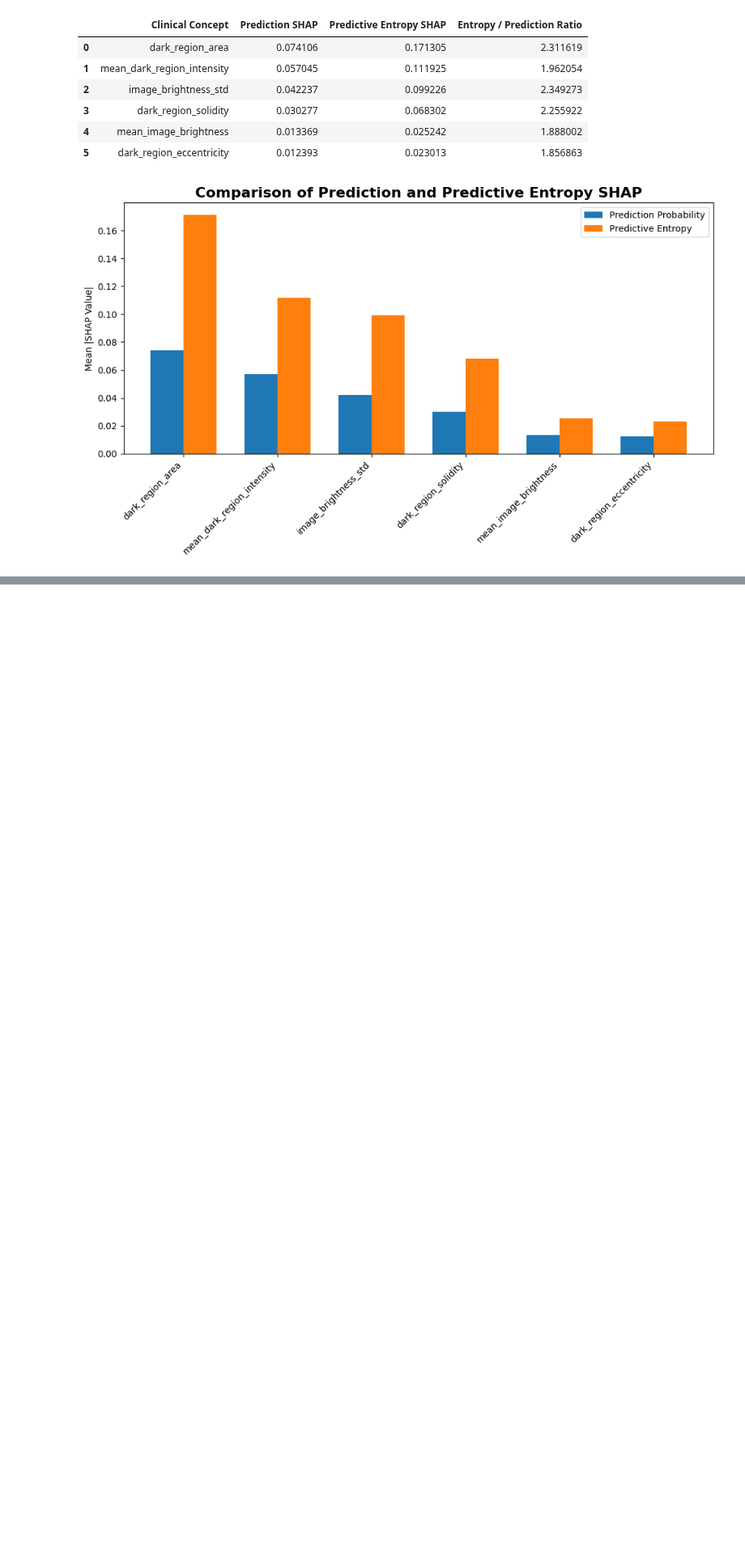
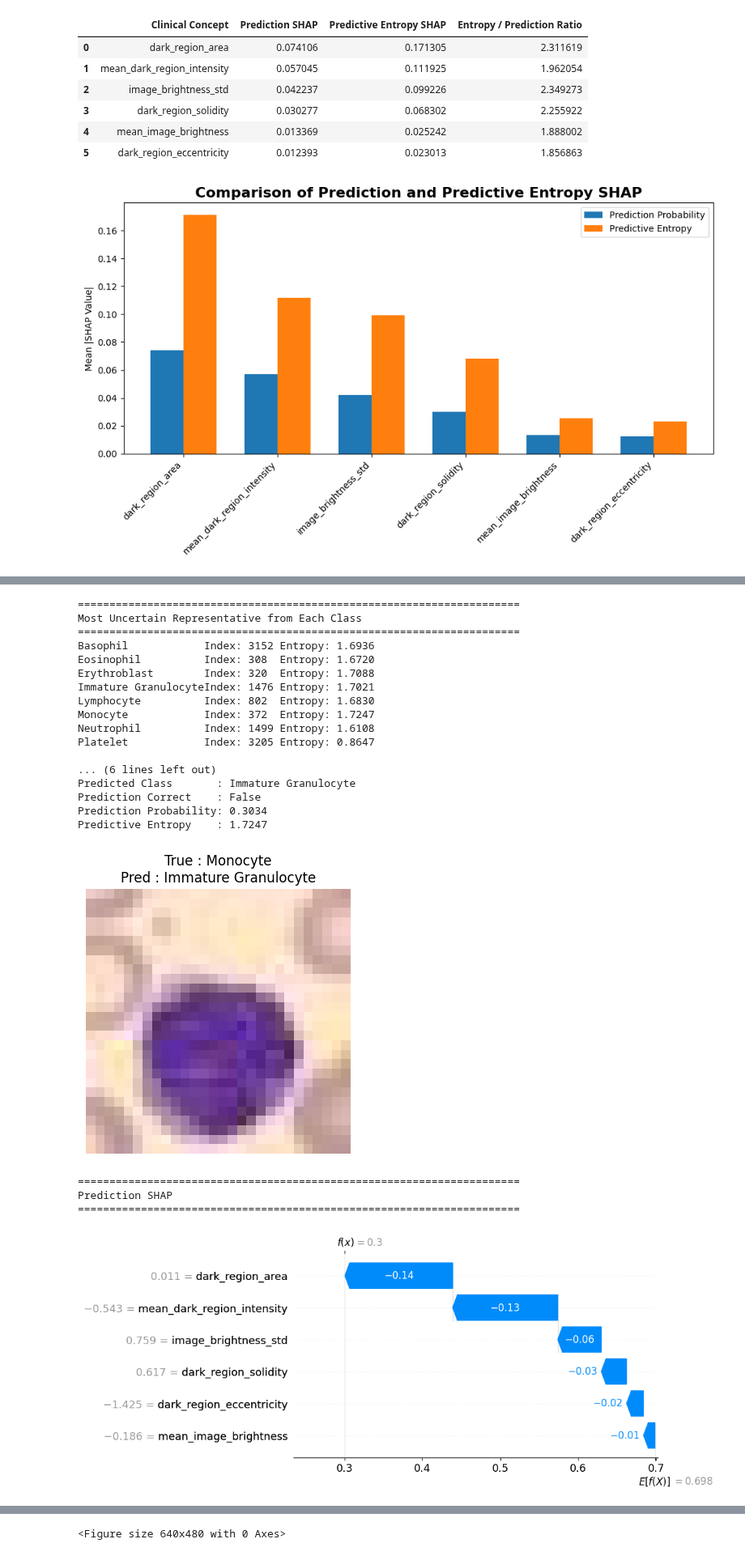
Before and after one commit to anushadalal25/ConceptScope-AI, a Jupyter notebook: ConceptScope.ipynb, the cells around one changed output, grey strips where cells are left out. Shown at 81% size. Drawn from its saved outputs; the diff is of its cells as text; code cells hidden in the pictures; blank space fills up the shorter version.

```diff
--- a/ConceptScope.ipynb
+++ b/ConceptScope.ipynb
@@ -5070,0 +5060,78 @@ Predictive Entropy SHAP
+# %%
+# ============================================================
+# Case Study 2 : Representative High-Uncertainty Sample
+# ============================================================
+
+print("=" * 70)
+print("Most Uncertain Representative from Each Class")
+print("=" * 70)
+
+for idx in uncertain_indices:
+
+    print(
+        f"{CLASS_NAMES[raw_test_labels[idx]]:<20}"
+        f"Index: {idx:<5}"
+        f"Entropy: {predictive_entropy[idx]:.4f}"
+    )
+
+# ------------------------------------------------------------
+# Select the representative with the highest predictive entropy
+# ------------------------------------------------------------
+
+most_uncertain_index = uncertain_indices[
+    np.argmax(
+        predictive_entropy[uncertain_indices]
+    )
+]
+
+print("\nSelected Representative:")
+print(
+    f"{CLASS_NAMES[raw_test_labels[most_uncertain_index]]} "
+    f"(Index {most_uncertain_index}) "
+    f"Entropy = {predictive_entropy[most_uncertain_index]:.4f}"
+)
+
+display_case_summary(
+
+    most_uncertain_index
+
+)
+
+display_case_image(
+
+    most_uncertain_index,
+
+    "Representative High-Uncertainty"
+
+)
+
+display_case_shap(
+
+    most_uncertain_index,
+
+    "Representative High-Uncertainty"
+
+)
+# %% [output]
+======================================================================
+Most Uncertain Representative from Each Class
+======================================================================
+Basophil            Index: 3152 Entropy: 1.6936
+Eosinophil          Index: 308  Entropy: 1.6720
+Erythroblast        Index: 320  Entropy: 1.7088
+Immature GranulocyteIndex: 1476 Entropy: 1.7021
+Lymphocyte          Index: 802  Entropy: 1.6830
+Monocyte            Index: 372  Entropy: 1.7247
+Neutrophil          Index: 1499 Entropy: 1.6108
+Platelet            Index: 3205 Entropy: 0.8647
+
+... (6 lines left out)
+Predicted Class       : Immature Granulocyte
+Prediction Correct    : False
+Prediction Probability: 0.3034
+Predictive Entropy    : 1.7247
+[figure, added]
+======================================================================
+Prediction SHAP
+======================================================================
+[figure, added]
@@ -5071,2 +5142,3 @@ Predictive Entropy SHAP
+<Figure size 640x480 with 0 Axes>
 # %%
 # ============================================================
```
Also changed, not shown: parts of 6 cells of this notebook.
